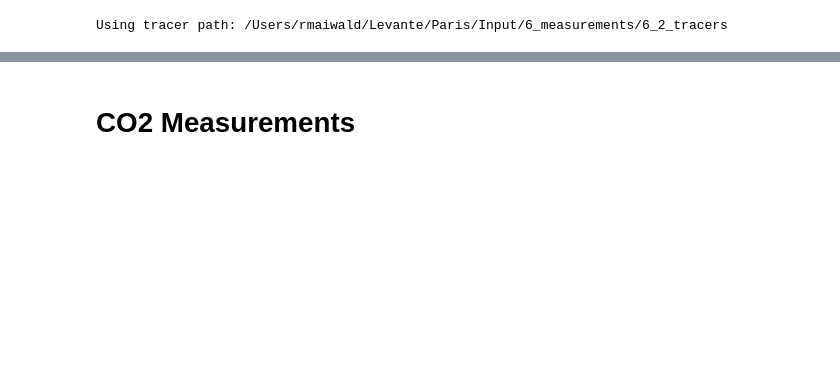
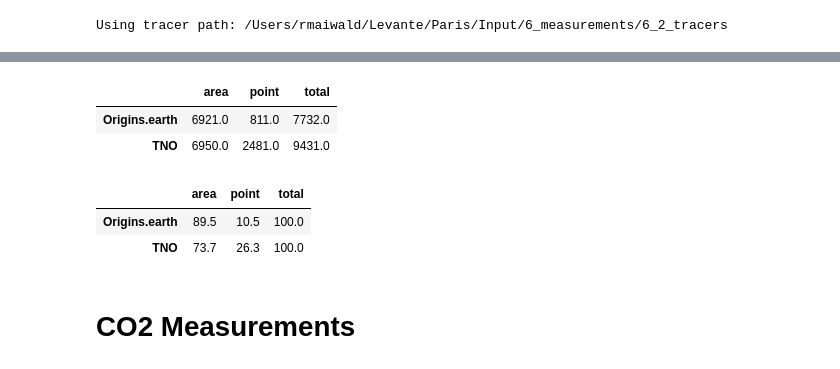
Before and after one commit to ATMO-IUP-UHEI/paris_2025, a Jupyter notebook: scripts/create_tables.ipynb, the cells around one changed output, grey strips where cells are left out. Drawn from its saved outputs; the diff is of its cells as text; code cells hidden in the pictures; blank space fills up the shorter version.

```diff
--- a/scripts/create_tables.ipynb
+++ b/scripts/create_tables.ipynb
@@ -55,3 +97,21 @@ plt.rcParams.update(RC_PARAMS)
+# %%
+inventories = ["Origins.earth", "TNO"]
+totals = pd.DataFrame(
+    {inv: df[df.index.str.contains(inv)].sum() for inv in inventories}
+).T
+totals["total"] = totals.sum(axis=1)
+
+relative_contributions = totals.div(totals["total"], axis=0) * 100
+
+display(totals.round(0))
+display(relative_contributions.round(1))
+# %% [output]
+|  | area | point | total |
+| Origins.earth | 6921.0 | 811.0 | 7732.0 |
+| TNO | 6950.0 | 2481.0 | 9431.0 |
+|  | area | point | total |
+| Origins.earth | 89.5 | 10.5 | 100.0 |
+| TNO | 73.7 | 26.3 | 100.0 |
 # %% [markdown]
 # CO2 Measurements
 # %%
```
Also changed, not shown: parts of 12 cells of this notebook.
